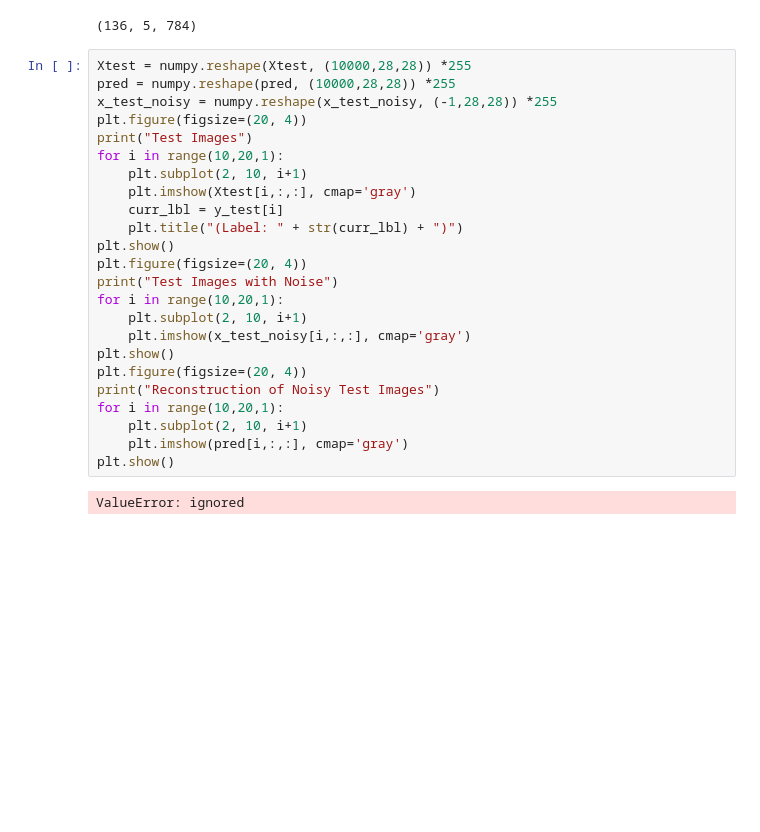
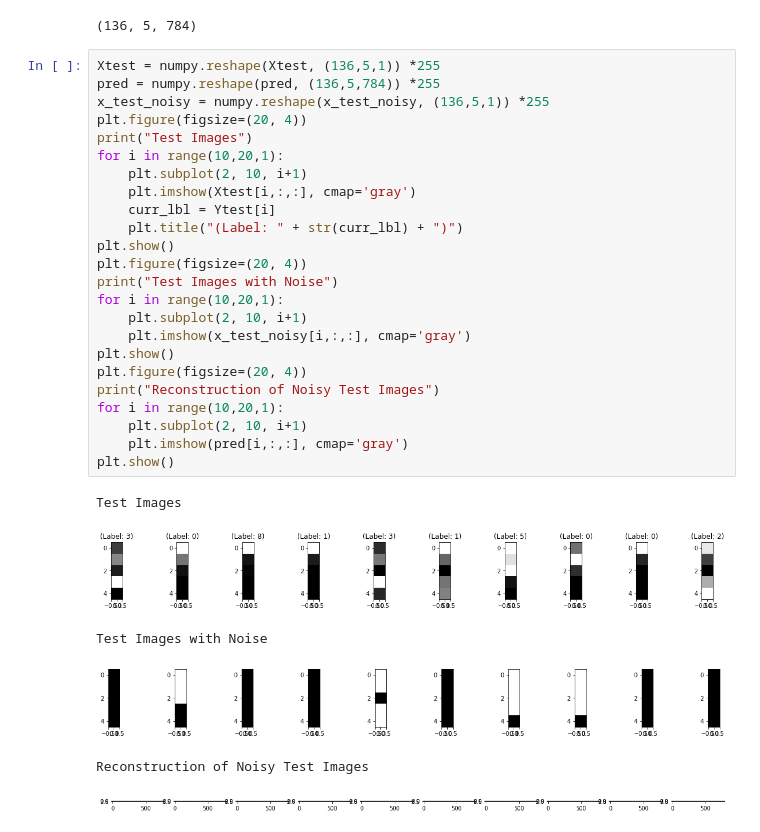
Before and after one commit to Kallukalluzzz/Mini-Project, a Jupyter notebook: SDAE.ipynb, the cells around one changed output. Drawn from its saved outputs; the diff is of its cells as text; blank space fills up the shorter version.

```diff
--- a/SDAE.ipynb
+++ b/SDAE.ipynb
@@ -103,28 +103,33 @@ pred.shape
 # %% [output]
 (136, 5, 784)
 # %%
-Xtest = numpy.reshape(Xtest, (10000,28,28)) *255
-pred = numpy.reshape(pred, (10000,28,28)) *255
-x_test_noisy = numpy.reshape(x_test_noisy, (-1,28,28)) *255
+Xtest = numpy.reshape(Xtest, (136,5,1)) *255
+pred = numpy.reshape(pred, (136,5,784)) *255
+x_test_noisy = numpy.reshape(x_test_noisy, (136,5,1)) *255
 plt.figure(figsize=(20, 4))
 print("Test Images")
 for i in range(10,20,1):
     plt.subplot(2, 10, i+1)
     plt.imshow(Xtest[i,:,:], cmap='gray')
-    curr_lbl = y_test[i]
+    curr_lbl = Ytest[i]
     plt.title("(Label: " + str(curr_lbl) + ")")
 plt.show()
 plt.figure(figsize=(20, 4))
 print("Test Images with Noise")
 for i in range(10,20,1):
     plt.subplot(2, 10, i+1)
     plt.imshow(x_test_noisy[i,:,:], cmap='gray')
 plt.show()
 plt.figure(figsize=(20, 4))
 print("Reconstruction of Noisy Test Images")
 for i in range(10,20,1):
     plt.subplot(2, 10, i+1)
     plt.imshow(pred[i,:,:], cmap='gray')
 plt.show()
 # %% [output]
-ValueError: ignored
+Test Images
+[figure, added]
+Test Images with Noise
+[figure, added]
+Reconstruction of Noisy Test Images
+[figure, added]
```
Also changed, not shown: parts of 1 cell of this notebook.
